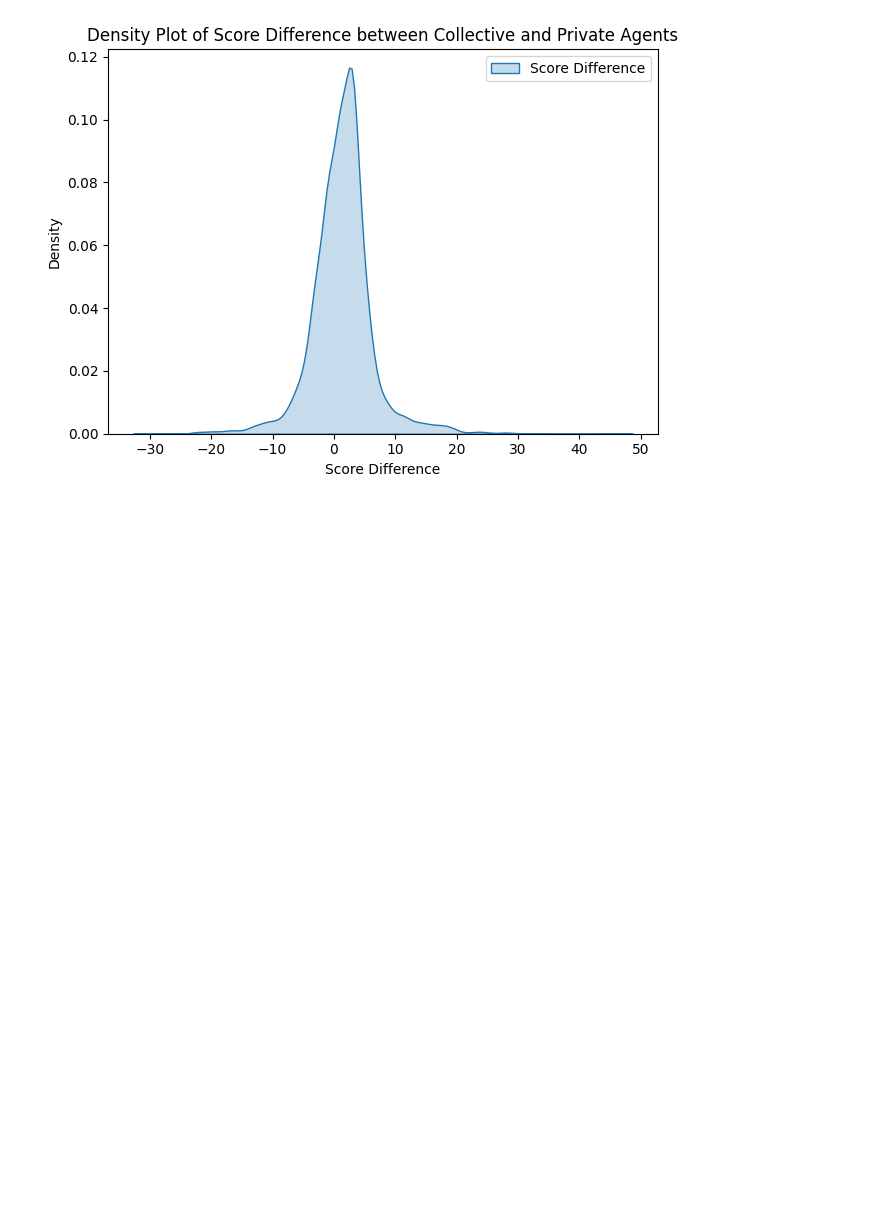
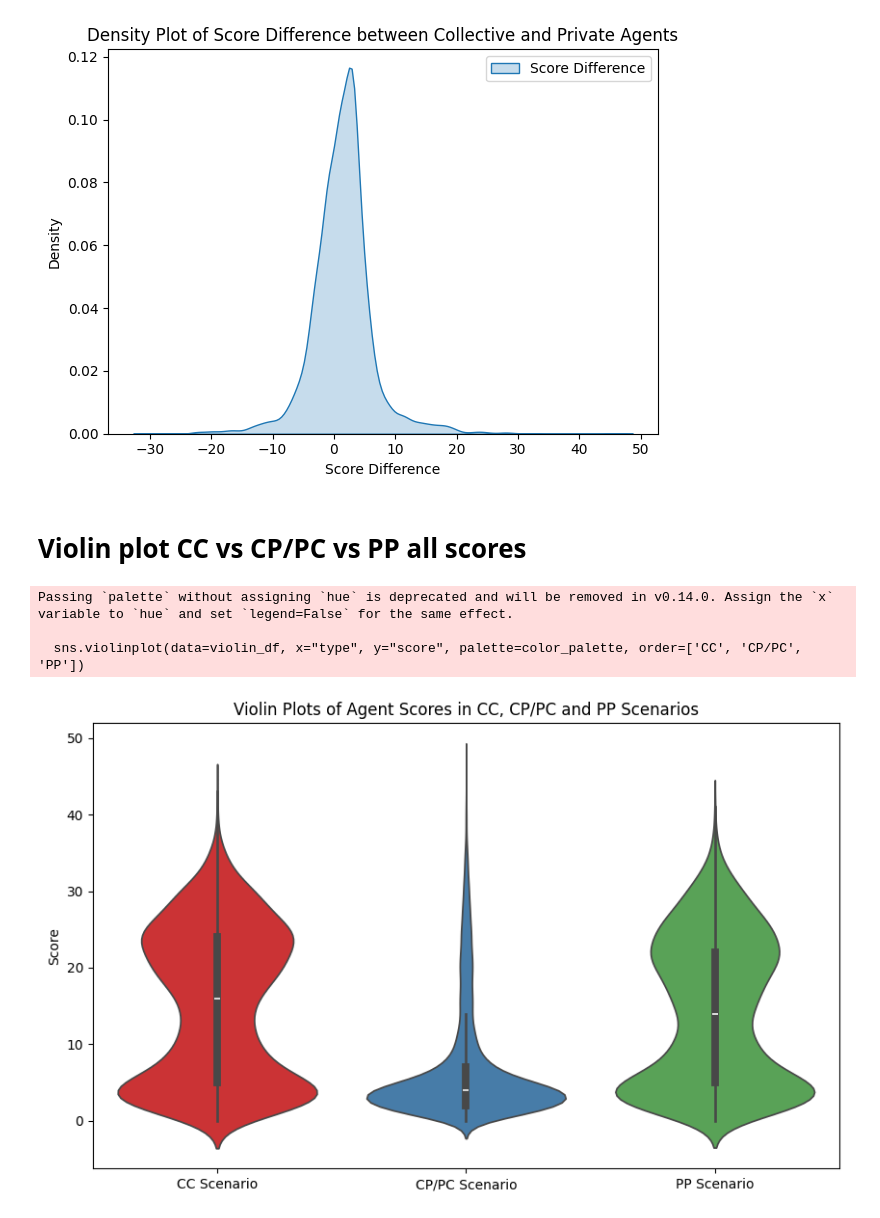
Before and after one commit to jtbandurski/Conditioning-Cooperation, a Jupyter notebook: evaluations/2_score_comparison.ipynb, the cells around one changed output. Drawn from its saved outputs; the diff is of its cells as text; code cells hidden in the pictures; blank space fills up the shorter version.

```diff
--- a/evaluations/2_score_comparison.ipynb
+++ b/evaluations/2_score_comparison.ipynb
@@ -450,3 +450,55 @@ Try using .loc[row_indexer,col_indexer] = value instead
 See the caveats in the documentation: https://pandas.pydata.org/pandas-docs/stable/user_guide/indexing.html#returning-a-view-versus-a-copy
   df["score_diff"] = df["collective_agent_score"] - df["private_agent_score"]
 [figure]
+# %% [markdown]
+# Violin plot CC vs CP/PC vs PP all scores
+# %%
+# CC and PP
+# Dataframe for violin plot
+df_cc = df_all_seeds[(df_all_seeds["evaluation_scenario"]=="cc")]
+df_pp = df_all_seeds[(df_all_seeds["evaluation_scenario"]=="pp")]
+# create vectors of all scores in cc and pp scenarios
+cc_all = pd.DataFrame(pd.concat([df_cc["player0_score"], df_cc["player1_score"]], ignore_index=True),columns=["score"])
+pp_all = pd.DataFrame(pd.concat([df_pp["player0_score"], df_pp["player1_score"]], ignore_index=True),columns=["score"])
+# combine
+cc_df = pd.DataFrame(cc_all)
+cc_df['type'] = 'CC'
+cc_df.columns = ['score', 'type']
+pp_df = pd.DataFrame(pp_all)
+pp_df['type'] = 'PP'
+pp_df.columns = ['score', 'type']
+
+
+# CP/PC
+# Dataframe for violin plot
+df = df_all_seeds[(df_all_seeds["evaluation_scenario"]=="cp")|(df_all_seeds["evaluation_scenario"]=="pc")]
+col_all = pd.DataFrame(df["collective_agent_score"])
+col_all["type"] = "CP/PC"
+col_all.columns = ['score', 'type']
+priv_all = pd.DataFrame(df["private_agent_score"])
+priv_all["type"] = "CP/PC"
+priv_all.columns = ['score', 'type']
+# create common df for violn
+violin_df = pd.concat([cc_df, pp_df, col_all, priv_all])
+# %%
+import seaborn as sns
+import matplotlib.pyplot as plt
+# Define a color palette with different colors for each group
+color_palette = sns.color_palette(f"Set1", len(df_all_seeds['evaluation_scenario'].unique()))
+plt.figure(figsize=(10, 6))
+sns.violinplot(data=violin_df, x="type", y="score", palette=color_palette, order=['CC', 'CP/PC', 'PP'])
+# Set the labels and title
+plt.xlabel('')
+plt.ylabel('Score')
+plt.title('Violin Plots of Agent Scores in CC, CP/PC and PP Scenarios')
+
+# Set the x labels
+labels = ['CC Scenario', 'CP/PC Scenario', 'PP Scenario']
+plt.xticks(ticks=[0, 1, 2], labels=labels)
+plt.savefig('figures/2_score_comparison/CC_CP_PC_PP_violin.png', format='png', dpi=300, bbox_inches='tight')
+plt.show()
+# %% [output]
+Passing `palette` without assigning `hue` is deprecated and will be removed in v0.14.0. Assign the `x` variable to `hue` and set `legend=False` for the same effect.
+
+  sns.violinplot(data=violin_df, x="type", y="score", palette=color_palette, order=['CC', 'CP/PC', 'PP'])
+[figure, added]
```
Also changed, not shown: parts of 1 cell of this notebook, 1 other file.
